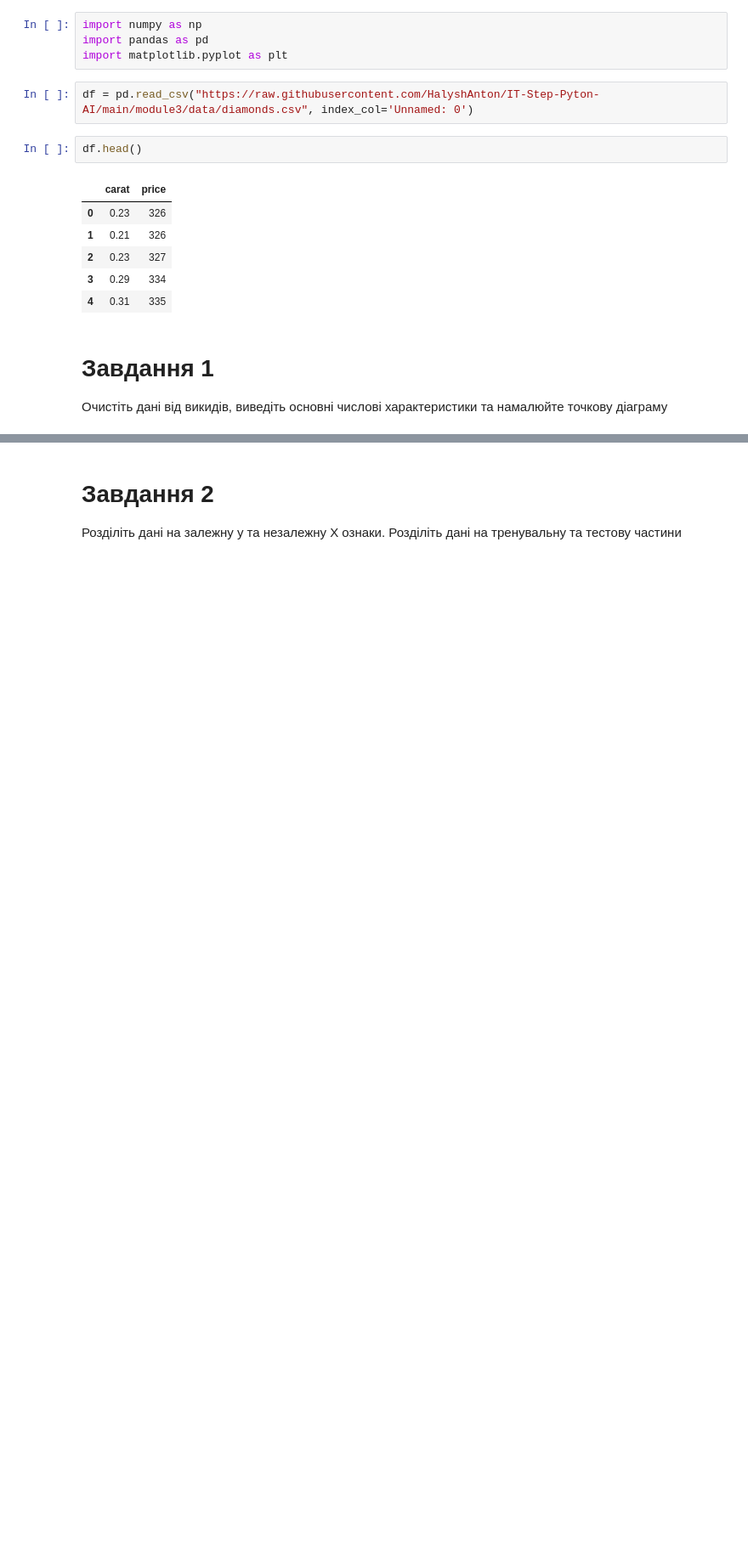
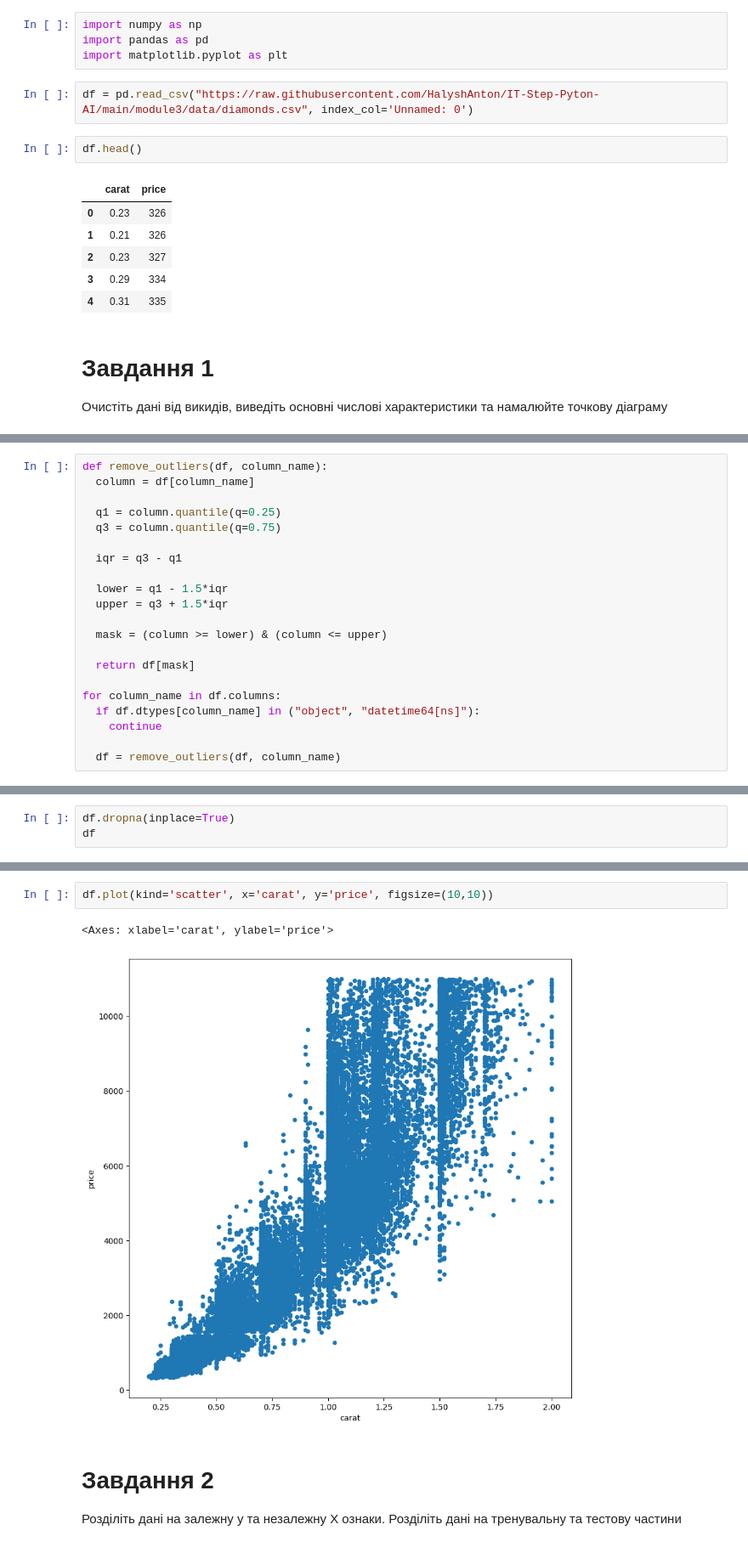
Before and after one commit to IrynaBarnych/AI6, a Jupyter notebook: module3/ДЗ_6.ipynb, the cells around one changed output, grey strips where cells are left out. Shown at 85% size. Saved outputs shown, nothing was run; the diff lists cells and outputs as text; blank space fills up the shorter version.

```diff
--- a/module3/ДЗ_6.ipynb
+++ b/module3/ДЗ_6.ipynb
@@ -20,0 +33,21 @@ df.head()
+# %%
+def remove_outliers(df, column_name):
+  column = df[column_name]
+
+  q1 = column.quantile(q=0.25)
+  q3 = column.quantile(q=0.75)
+
+  iqr = q3 - q1
+
+  lower = q1 - 1.5*iqr
+  upper = q3 + 1.5*iqr
+
+  mask = (column >= lower) & (column <= upper)
+
+  return df[mask]
+
+for column_name in df.columns:
+  if df.dtypes[column_name] in ("object", "datetime64[ns]"):
+    continue
+
+  df = remove_outliers(df, column_name)
@@ -20,0 +58,3 @@ df.head()
+# %%
+df.dropna(inplace=True)
+df
@@ -21,3 +75,8 @@ df.head()
+# %%
+df.plot(kind='scatter', x='carat', y='price', figsize=(10,10))
+# %% [output]
+<Axes: xlabel='carat', ylabel='price'>
+[figure, added]
 # %% [markdown]
 # Завдання 2
 Розділіть дані на залежну y та незалежну X ознаки. Розділіть дані на тренувальну та тестову частини
```
Also changed, not shown: parts of 13 cells of this notebook.
